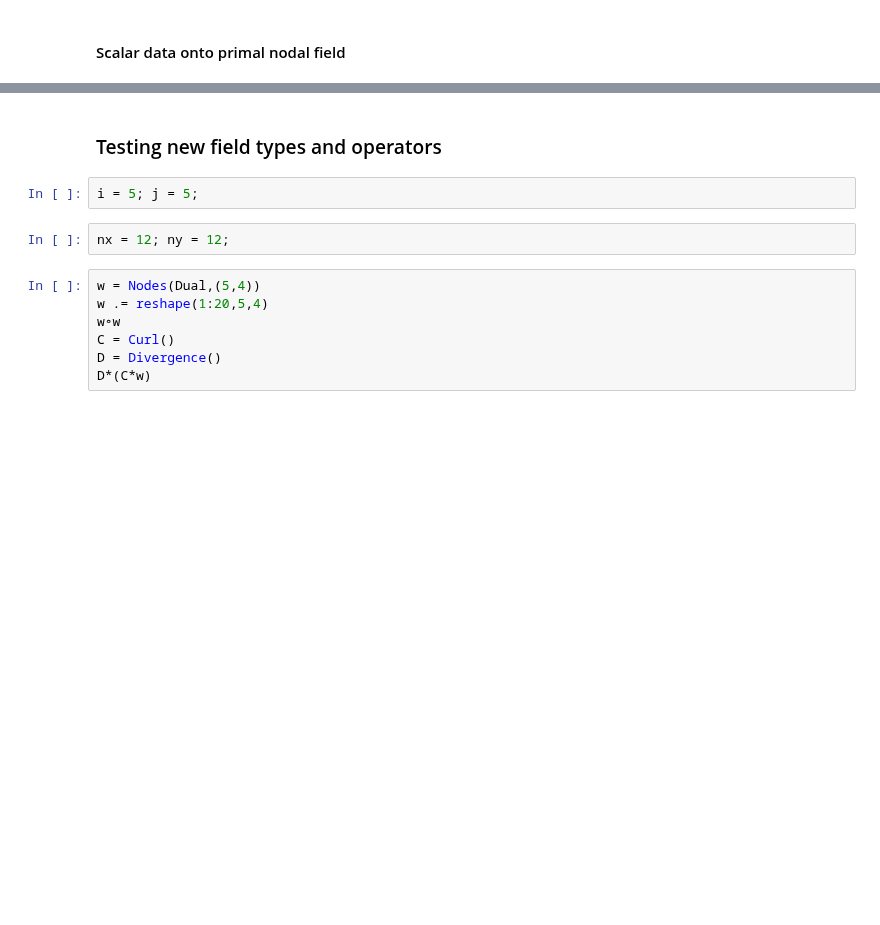
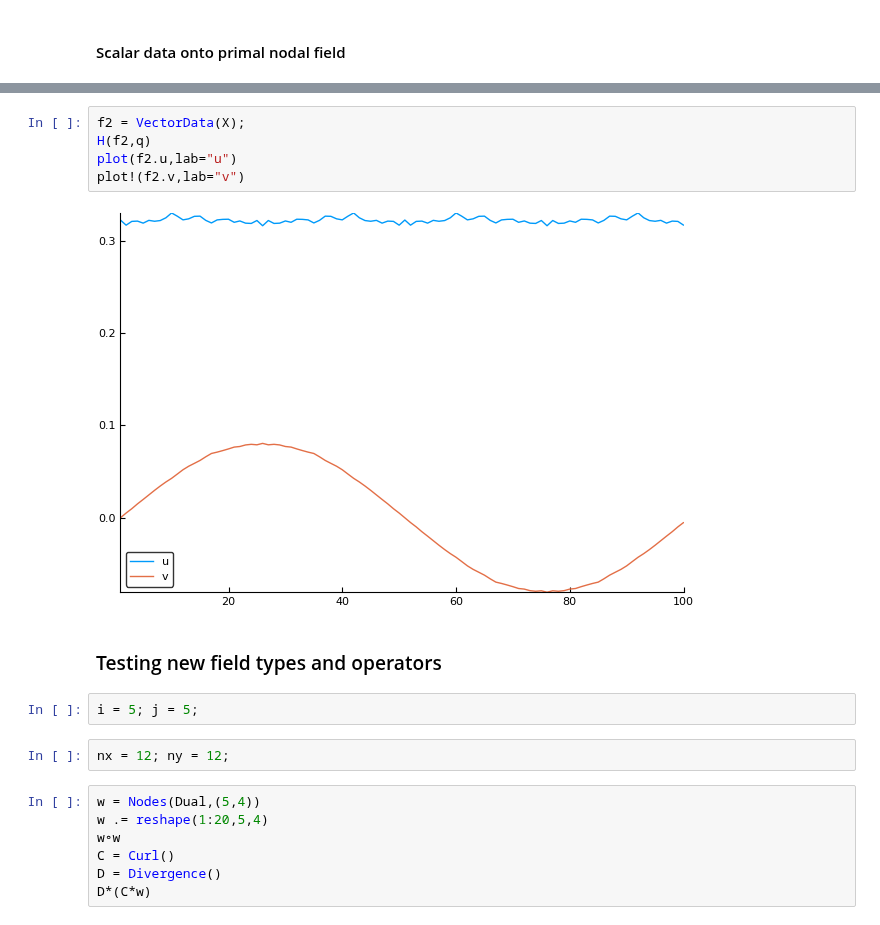
Before and after one commit to JuliaIBPM/ViscousFlow.jl, a Jupyter notebook: examples/Testing the LGF.ipynb, the cells around one changed output, grey strips where cells are left out. Cells and saved outputs as stored; diff of their text form; blank space fills up the shorter version.

```diff
--- a/examples/Testing the LGF.ipynb
+++ b/examples/Testing the LGF.ipynb
@@ -94,6 +156,13 @@ R(w̃,g)
 plot(w̃)
 # %% [output]
 [figure]
+# %%
+f2 = VectorData(X);
+H(f2,q)
+plot(f2.u,lab="u")
+plot!(f2.v,lab="v")
+# %% [output]
+[figure, added]
 # %% [markdown]
 ### Testing new field types and operators
 # %%
```
Also changed, not shown: parts of 12 cells of this notebook, 5 other files.
